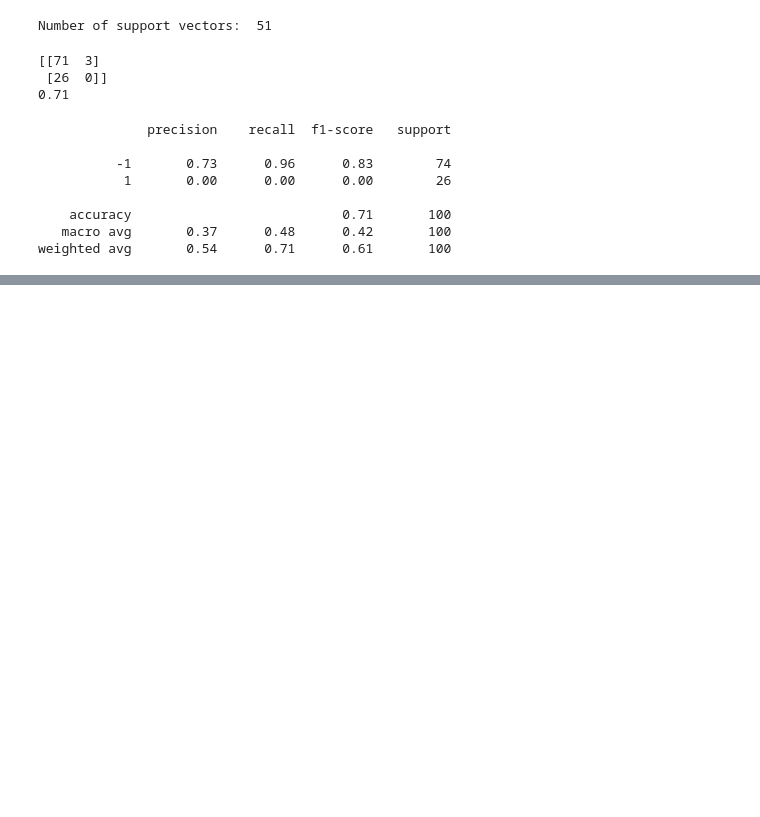
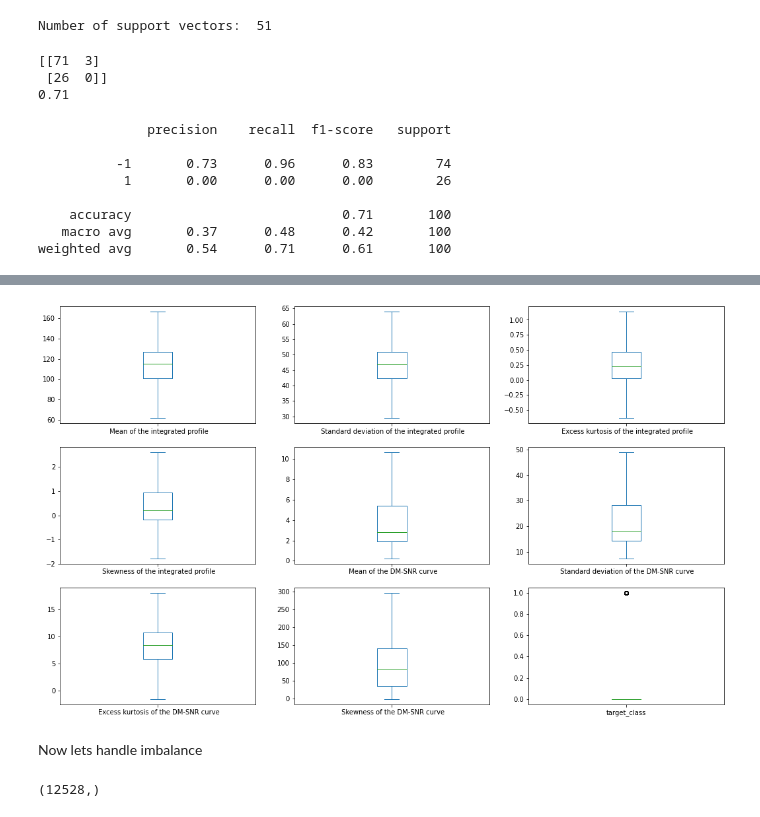
Before and after one commit to TrushaT/Data-Science-, a Jupyter notebook: DS_Exp8.ipynb, the cells around one changed output, grey strips where cells are left out. Saved outputs shown, nothing was run; the diff lists cells and outputs as text; code cells hidden in the pictures; blank space fills up the shorter version.

```diff
--- a/DS_Exp8.ipynb
+++ b/DS_Exp8.ipynb
@@ -335,0 +439,27 @@ weighted avg       0.54      0.71      0.61       100
+# %%
+from sklearn.neighbors import KNeighborsRegressor
+
+# function that imputes a dataframe
+def impute_knn(data):
+    # imputation with KNN unsupervised method
+    # separate dataframe into numerical/categorical
+    ldf = data.select_dtypes(include=[np.number])           # select numerical columns in df
+    ldf_putaside = data.select_dtypes(exclude=[np.number])  # select categorical columns in df
+    # define columns w/ and w/o missing data
+    cols_nan = ldf.columns[ldf.isna().any()].tolist()         # columns w/ nan
+    cols_no_nan = ldf.columns.difference(cols_nan).values     # columns w/o nan
+
+    for col in cols_nan:
+        imp_test = ldf[ldf[col].isna()]   # indicies which have missing data will become our test set
+        imp_train = ldf.dropna()          # all indicies which which have no missing data
+        model = KNeighborsRegressor(n_neighbors=5)  # KNR Unsupervised Approach
+        knr = model.fit(imp_train[cols_no_nan], imp_train[col])
+        ldf.loc[data[col].isna(), col] = knr.predict(imp_test[cols_no_nan])
+
+    return pd.concat([ldf,ldf_putaside],axis=1)
+# %%
+import numpy as np
+# Call function that imputes missing data
+new_train_data = impute_knn(train_data)
+# looks like we have a full feature matrix
+new_train_data.info()
@@ -335,0 +535,7 @@ weighted avg       0.54      0.71      0.61       100
+# %%
+new_train_data.plot(kind = "box" , subplots = True , figsize = (18,15) ,  layout = (4,3))
+plt.show()
+# %% [output]
+[figure, added]
+# %% [markdown]
+Now lets handle imbalance
@@ -335,0 +544,6 @@ weighted avg       0.54      0.71      0.61       100
+# %%
+x= new_train_data.drop('target_class', axis = 1).values
+y=new_train_data['target_class'].values
+y.shape
+# %% [output]
+(12528,)
```
Also changed, not shown: parts of 35 cells of this notebook.
